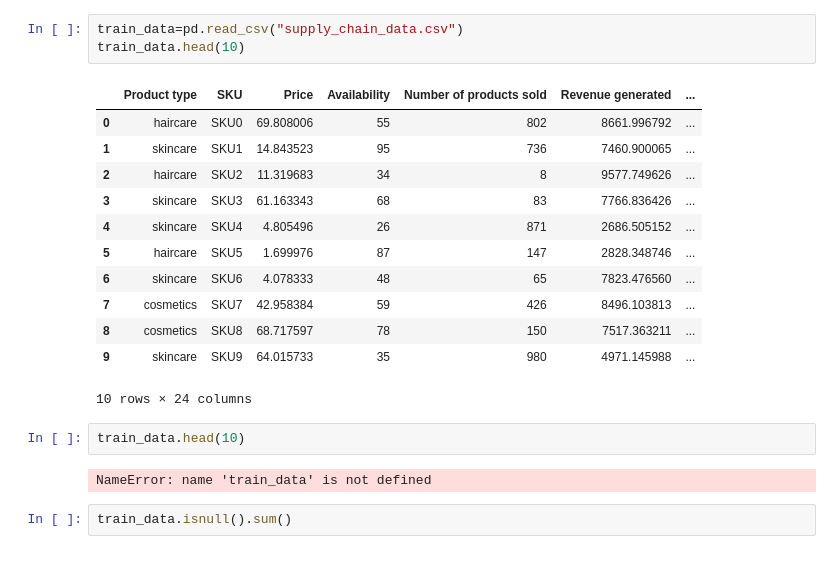
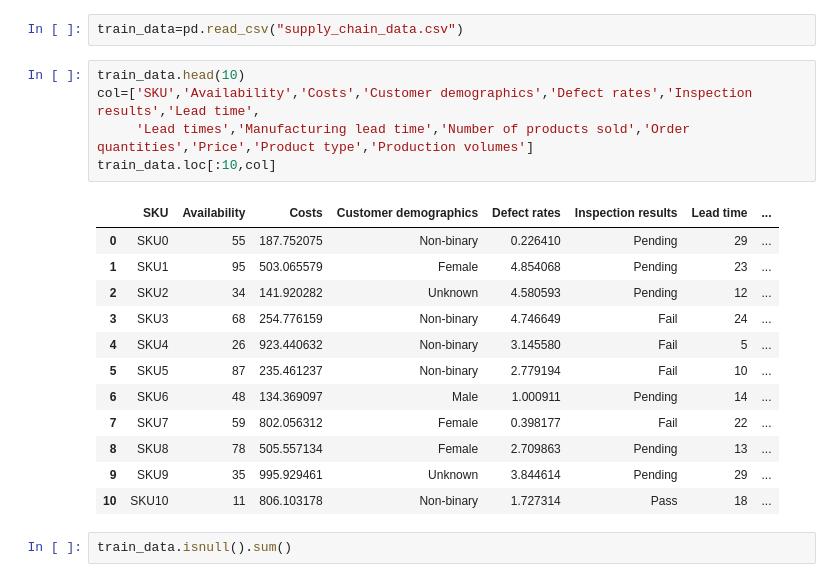
Before and after one commit to Allen2507/XGBoost, a Jupyter notebook: training.ipynb, the cells around one changed output. Saved outputs shown, nothing was run; the diff lists cells and outputs as text.

```diff
--- a/training.ipynb
+++ b/training.ipynb
@@ -40,23 +12,23 @@ TypeError: OneHotEncoder.__init__() got an unexpected keyword argument 'sparse'
 # %%
 train_data=pd.read_csv("supply_chain_data.csv")
-train_data.head(10)
-# %% [output]
-|  | Product type | SKU | Price | Availability | Number of products sold | Revenue generated | ... |
-| 0 | haircare | SKU0 | 69.808006 | 55 | 802 | 8661.996792 | ... |
-| 1 | skincare | SKU1 | 14.843523 | 95 | 736 | 7460.900065 | ... |
-| 2 | haircare | SKU2 | 11.319683 | 34 | 8 | 9577.749626 | ... |
-| 3 | skincare | SKU3 | 61.163343 | 68 | 83 | 7766.836426 | ... |
-| 4 | skincare | SKU4 | 4.805496 | 26 | 871 | 2686.505152 | ... |
-| 5 | haircare | SKU5 | 1.699976 | 87 | 147 | 2828.348746 | ... |
-| 6 | skincare | SKU6 | 4.078333 | 48 | 65 | 7823.476560 | ... |
-| 7 | cosmetics | SKU7 | 42.958384 | 59 | 426 | 8496.103813 | ... |
-| 8 | cosmetics | SKU8 | 68.717597 | 78 | 150 | 7517.363211 | ... |
-| 9 | skincare | SKU9 | 64.015733 | 35 | 980 | 4971.145988 | ... |
-10 rows × 24 columns
-# %%
-train_data.head(10)
-# %% [output]
-NameError: name 'train_data' is not defined
+# %%
+train_data.head(10)
+col=['SKU','Availability','Costs','Customer demographics','Defect rates','Inspection results','Lead time',
+     'Lead times','Manufacturing lead time','Number of products sold','Order quantities','Price','Product type','Production volumes']
+train_data.loc[:10,col]
+# %% [output]
+|  | SKU | Availability | Costs | Customer demographics | Defect rates | Inspection results | Lead time | ... |
+| 0 | SKU0 | 55 | 187.752075 | Non-binary | 0.226410 | Pending | 29 | ... |
+| 1 | SKU1 | 95 | 503.065579 | Female | 4.854068 | Pending | 23 | ... |
+| 2 | SKU2 | 34 | 141.920282 | Unknown | 4.580593 | Pending | 12 | ... |
+| 3 | SKU3 | 68 | 254.776159 | Non-binary | 4.746649 | Fail | 24 | ... |
+| 4 | SKU4 | 26 | 923.440632 | Non-binary | 3.145580 | Fail | 5 | ... |
+| 5 | SKU5 | 87 | 235.461237 | Non-binary | 2.779194 | Fail | 10 | ... |
+| 6 | SKU6 | 48 | 134.369097 | Male | 1.000911 | Pending | 14 | ... |
+| 7 | SKU7 | 59 | 802.056312 | Female | 0.398177 | Fail | 22 | ... |
+| 8 | SKU8 | 78 | 505.557134 | Female | 2.709863 | Pending | 13 | ... |
+| 9 | SKU9 | 35 | 995.929461 | Unknown | 3.844614 | Pending | 29 | ... |
+| 10 | SKU10 | 11 | 806.103178 | Non-binary | 1.727314 | Pass | 18 | ... |
 # %%
 train_data.isnull().sum()
 # %% [output]
```
Also changed, not shown: parts of 11 cells of this notebook, 8 other files.
